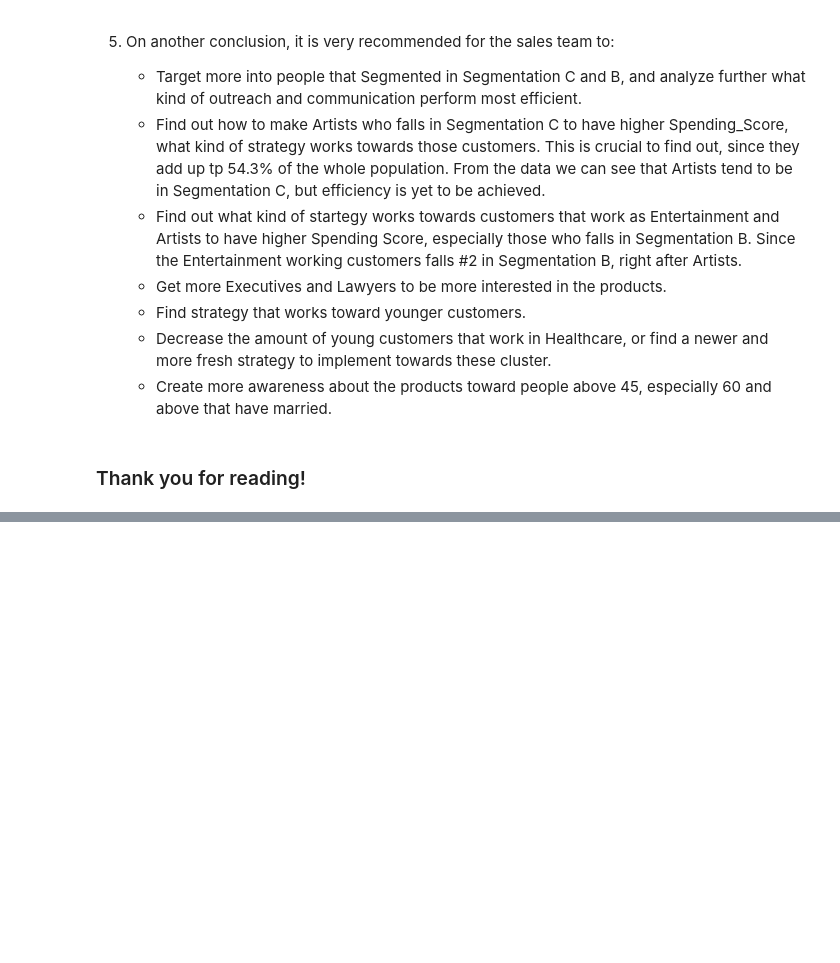
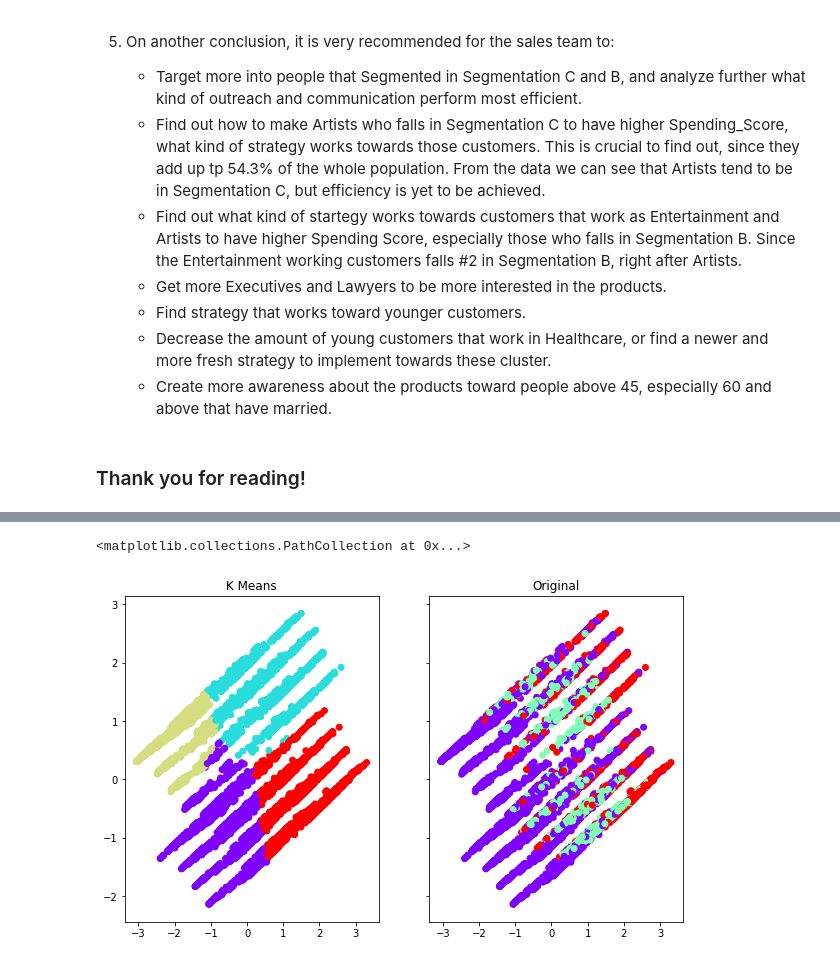
Before and after one commit to harashtaht/CustomerSegmentation, a Jupyter notebook: customerSegmentation/EDA_classification.ipynb, the cells around one changed output, grey strips where cells are left out. Saved outputs shown, nothing was run; the diff lists cells and outputs as text; code cells hidden in the pictures; blank space fills up the shorter version.

```diff
--- a/customerSegmentation/EDA_classification.ipynb
+++ b/customerSegmentation/EDA_classification.ipynb
@@ -1886,0 +2019,2 @@ dfTr.groupby(["Spending_Score", "Segmentation"])["Profession"].value_counts(norm
+# %%
+kmeans = KMeans(n_clusters=4, random_state=47)
@@ -1886,0 +2038,4 @@ dfTr.groupby(["Spending_Score", "Segmentation"])["Profession"].value_counts(norm
+# %%
+dfKMeans = principalDf.copy(deep=True)
+dfKMeans['Spending'] = kmeans.labels_
+dfKMeans.head()
@@ -1886,0 +2049,9 @@ dfTr.groupby(["Spending_Score", "Segmentation"])["Profession"].value_counts(norm
+# %%
+f, (ax1, ax2) = plt.subplots(1, 2, sharey=True,figsize=(10,6))
+ax1.set_title('K Means')
+ax1.scatter(dfKMeans['PC1'],dfKMeans['PC2'],c=dfKMeans['Spending'],cmap='rainbow')
+ax2.set_title("Original")
+ax2.scatter(finalDf['PC1'],finalDf['PC2'],c=finalDf['Spending'],cmap='rainbow')
+# %% [output]
+<matplotlib.collections.PathCollection at 0x...>
+[figure, added]
```
Also changed, not shown: parts of 24 cells of this notebook.
